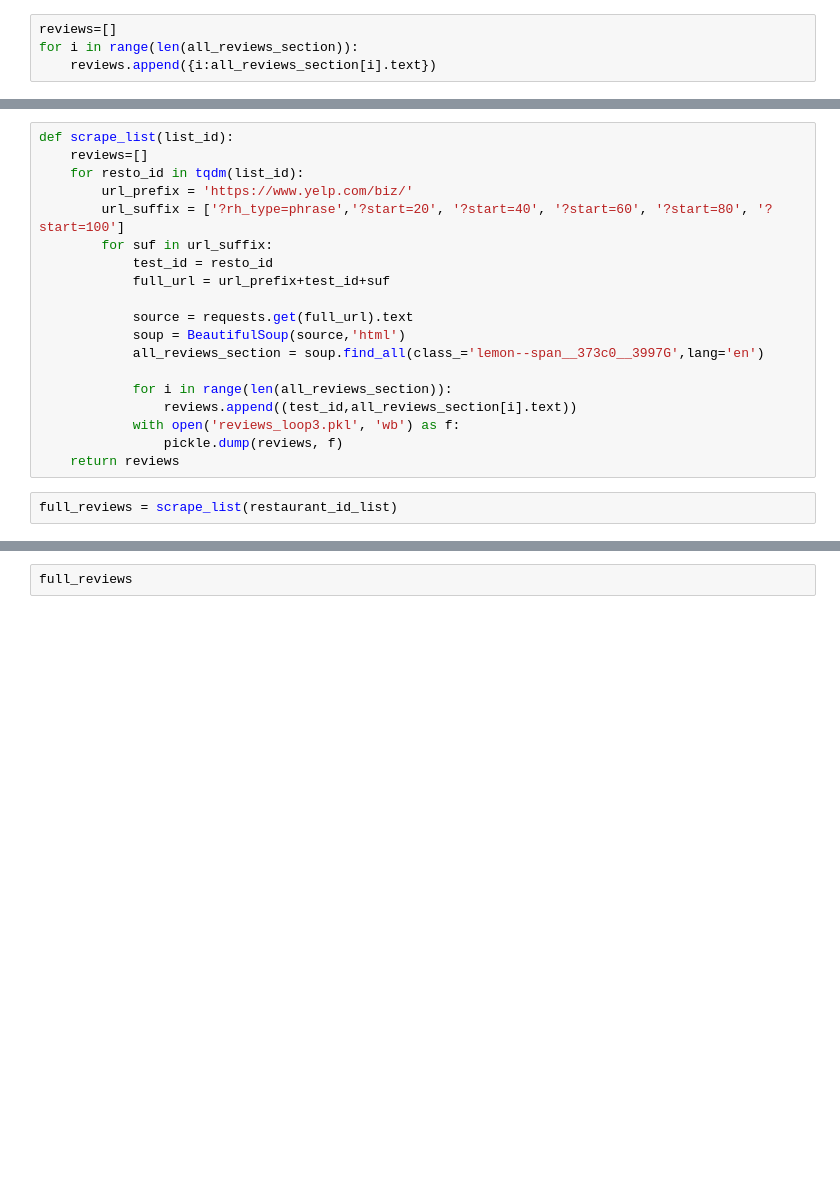
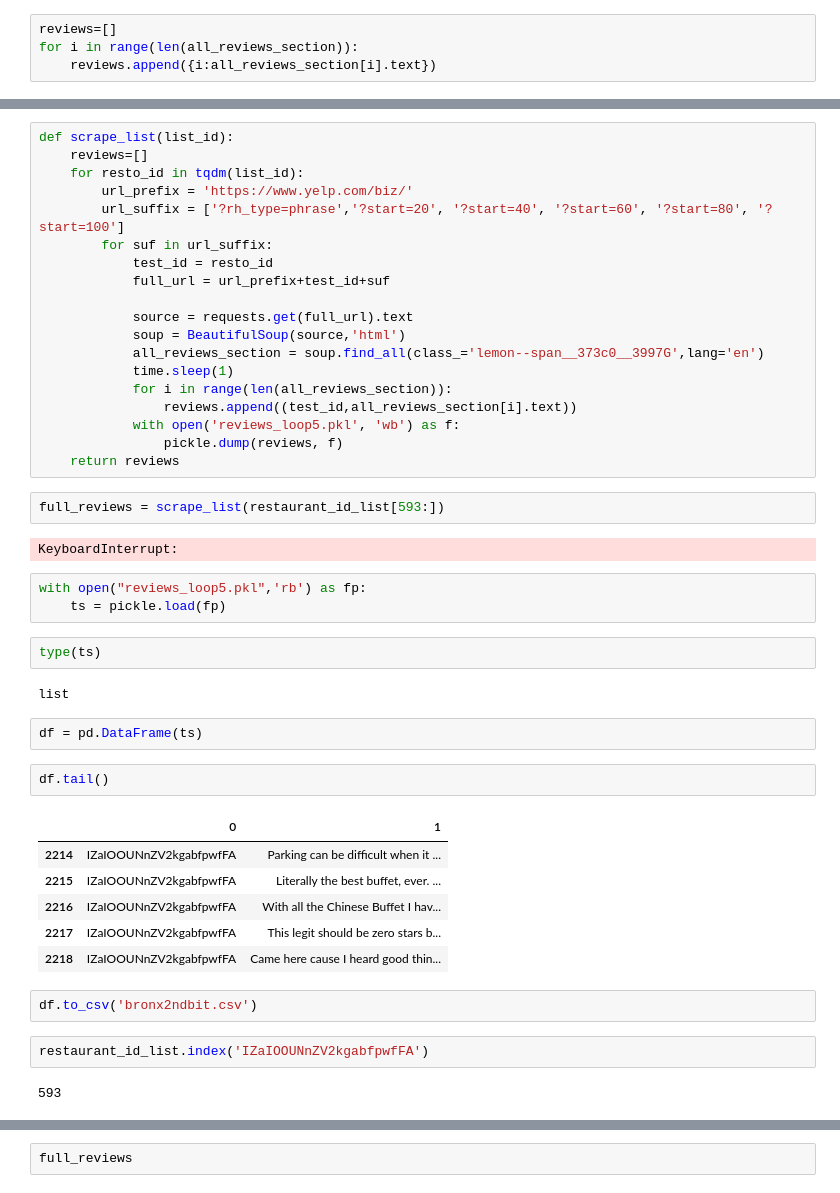
Before and after one commit to hamiltonchangcodes/final_project, a Jupyter notebook: Data_Scraping-Bronx.ipynb, the cells around one changed output, grey strips where cells are left out. Cells and saved outputs as stored; diff of their text form; blank space fills up the shorter version.

```diff
--- a/Data_Scraping-Bronx.ipynb
+++ b/Data_Scraping-Bronx.ipynb
@@ -284,14 +286,40 @@ def scrape_list(list_id):
             source = requests.get(full_url).text
             soup = BeautifulSoup(source,'html')
             all_reviews_section = soup.find_all(class_='lemon--span__373c0__3997G',lang='en')
-
+            time.sleep(1)
             for i in range(len(all_reviews_section)):
                 reviews.append((test_id,all_reviews_section[i].text))
-            with open('reviews_loop3.pkl', 'wb') as f:
+            with open('reviews_loop5.pkl', 'wb') as f:
                 pickle.dump(reviews, f)
     return reviews
 # %%
-full_reviews = scrape_list(restaurant_id_list)
+full_reviews = scrape_list(restaurant_id_list[593:])
+# %% [output]
+KeyboardInterrupt:
+# %%
+with open("reviews_loop5.pkl",'rb') as fp:
+    ts = pickle.load(fp)
+# %%
+type(ts)
+# %% [output]
+list
+# %%
+df = pd.DataFrame(ts)
+# %%
+df.tail()
+# %% [output]
+|  | 0 | 1 |
+| 2214 | IZaIOOUNnZV2kgabfpwfFA | Parking can be difficult when it ... |
+| 2215 | IZaIOOUNnZV2kgabfpwfFA | Literally the best buffet, ever. ... |
+| 2216 | IZaIOOUNnZV2kgabfpwfFA | With all the Chinese Buffet I hav... |
+| 2217 | IZaIOOUNnZV2kgabfpwfFA | This legit should be zero stars b... |
+| 2218 | IZaIOOUNnZV2kgabfpwfFA | Came here cause I heard good thin... |
+# %%
+df.to_csv('bronx2ndbit.csv')
+# %%
+restaurant_id_list.index('IZaIOOUNnZV2kgabfpwfFA')
+# %% [output]
+593
 # %%
 len(full_reviews)
 # %% [output]
```
Also changed, not shown: parts of 15 cells of this notebook, 7 other files.
